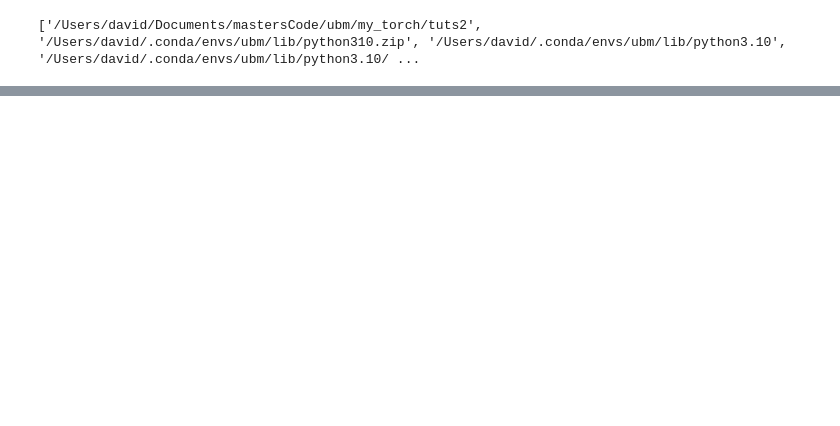
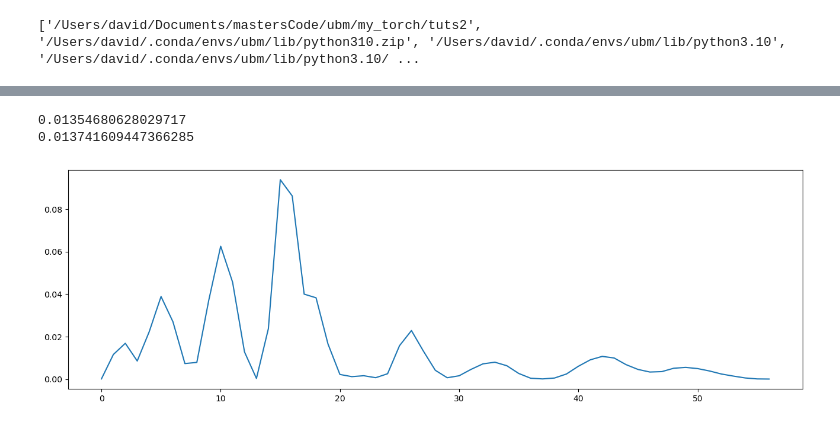
Before and after one commit to Davidjames9610/ubm, a Jupyter notebook: my_torch/tuts2/torch_transforms_demo.ipynb, the cells around one changed output, grey strips where cells are left out. Cells and saved outputs as stored; diff of their text form; code cells hidden in the pictures; blank space fills up the shorter version.

```diff
--- a/my_torch/tuts2/torch_transforms_demo.ipynb
+++ b/my_torch/tuts2/torch_transforms_demo.ipynb
@@ -80,0 +85,12 @@ Using cache found in /Users/david/.cache/torch/hub/snakers4_silero-vad_master
+# %%
+# power calculations
+
+import utils
+reload(utils)
+
+print(utils.get_average_power(transformed_audio, use_buffer=True, show_graph=True))
+print(utils.get_average_power(transformed_audio, use_buffer=False, show_graph=True))
+# %% [output]
+0.01354680628029717
+0.013741609447366285
+[figure, added]
```
Also changed, not shown: parts of 11 cells of this notebook, 5 other files.
